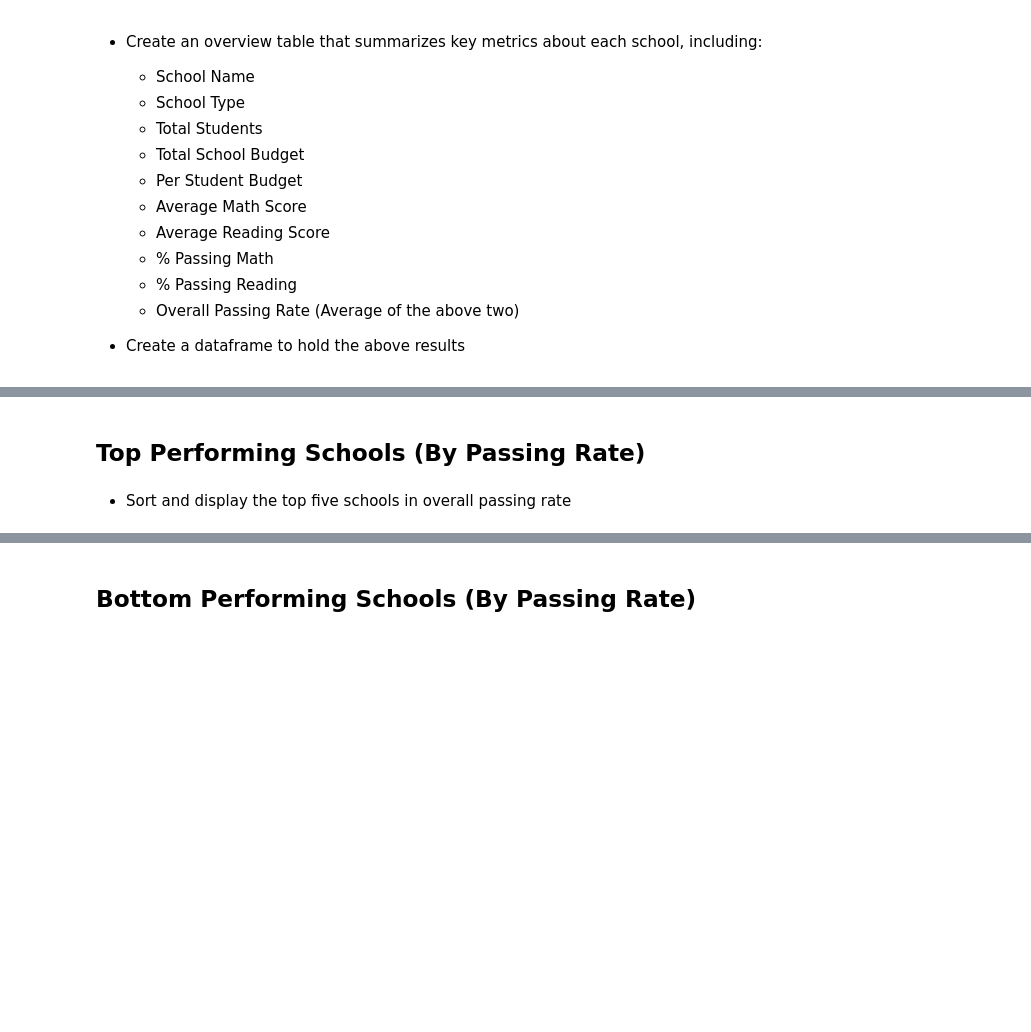
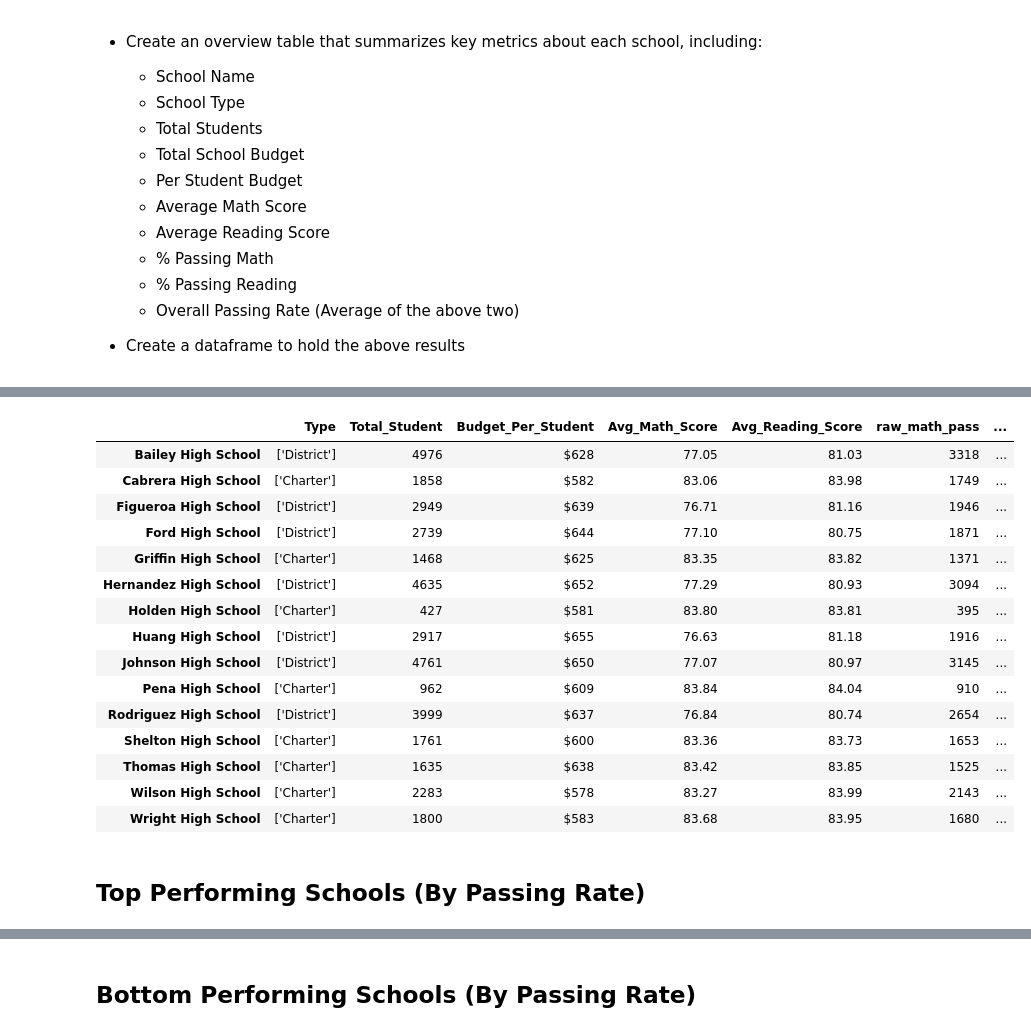
Before and after one commit to misinglink/pandas_challenge, a Jupyter notebook: PyCitySkool.ipynb, the cells around one changed output, grey strips where cells are left out. Saved outputs shown, nothing was run; the diff lists cells and outputs as text; code cells hidden in the pictures; blank space fills up the shorter version.

```diff
--- a/PyCitySkool.ipynb
+++ b/PyCitySkool.ipynb
@@ -158,8 +122,0 @@ students
-# %%
-##skool type list
-typ3 = []
-for skol in skoolname:
-    typ3.append(str(data[data["school_name"].str.startswith(skol)].type.unique()))
-
-##there has to be a better way
-#this gives list of strings of lists
@@ -182,5 +123,8 @@ for skol in skoolname:
 # %%
-
+typ3 = []##there has to be a better way
+#this gives list of strings of lists
+##maybe use loc or iloc
+students = []
 budgets = []
 per_stu_bud = []
 
@@ -196,7 +140,9 @@ read_pass = []
 overall_score = []
 
 for skol in skoolname:
-    budgets.append(data[data["school_name"].str.startswith(skol)].budget.sum())
+    typ3.append(str(data[data["school_name"].str.startswith(skol)].type.unique()))
+    students.append(len(data[data["school_name"].str.contains(skol)]))
+    budgets.append(int(data[data["school_name"].str.startswith(skol)].budget.unique()))
     math_means.append(data[data["school_name"].str.contains(skol)].math_score.mean())
     read_means.append(data[data["school_name"].str.startswith(skol)].reading_score.mean())
     raw_math_pass.append(pd.Series(data[data["school_name"].str.startswith(skol)].math_score >= 70).sum())
@@ -205,7 +151,7 @@ for skol in skoolname:
 
 ##per student budget
 for i in range(0, len(budgets)):
-    per_stu_bud.append(budgets[i]/students[i])
+    per_stu_bud.append((budgets[i]/students[i]))
 
 ##%%math pass
 for i in range(0, len(raw_math_pass)):
@@ -256,4 +166,49 @@ school_df
+# %%
+def format_frame(frame):
+    return frame.drop(['raw_math_pass', 'raw_read_pass'], axis = 1)\
+                .style.format({
+                   "Budget_Per_Student": "${:,.0f}",
+                   "Avg_Math_Score": "{:,.2f}",
+                   "Avg_Reading_Score": "{:,.2f}",
+                   "Percent_Passing_Math": "{:,.2f}%",
+                   "Percent_Passing_Reading":"{:,.2f}%",
+                   "Overall_Score":"{:,.2f}"})\
+                    .set_properties(**{'text-align': 'center'})
+
+#Put it all in a data frame.drop(['raw_math_pass', 'raw_read_pass'], axis = 1)
+school_df = pd.DataFrame({
+    'Type': typ3,
+    'Total_Student' : students,
+    "Budget_Per_Student" : per_stu_bud,
+    'Avg_Math_Score' : math_means,
+    'Avg_Reading_Score' : read_means,
+    'raw_math_pass' : raw_math_pass,
+    'Percent_Passing_Math' : math_pass,
+    'raw_read_pass' : raw_read_pass,
+    'Percent_Passing_Reading': read_pass,
+    'Overall_Score' : overall_score},
+    index = skoolname)
+school_df2 = school_df
+
+format_df = fram_format(school_df2)
+
+format_df
+# %% [output]
+|  | Type | Total_Student | Budget_Per_Student | Avg_Math_Score | Avg_Reading_Score | raw_math_pass | ... |
+| Bailey High School | ['District'] | 4976 | $628 | 77.05 | 81.03 | 3318 | ... |
+| Cabrera High School | ['Charter'] | 1858 | $582 | 83.06 | 83.98 | 1749 | ... |
+| Figueroa High School | ['District'] | 2949 | $639 | 76.71 | 81.16 | 1946 | ... |
+| Ford High School | ['District'] | 2739 | $644 | 77.10 | 80.75 | 1871 | ... |
+| Griffin High School | ['Charter'] | 1468 | $625 | 83.35 | 83.82 | 1371 | ... |
+| Hernandez High School | ['District'] | 4635 | $652 | 77.29 | 80.93 | 3094 | ... |
+| Holden High School | ['Charter'] | 427 | $581 | 83.80 | 83.81 | 395 | ... |
+| Huang High School | ['District'] | 2917 | $655 | 76.63 | 81.18 | 1916 | ... |
+| Johnson High School | ['District'] | 4761 | $650 | 77.07 | 80.97 | 3145 | ... |
+| Pena High School | ['Charter'] | 962 | $609 | 83.84 | 84.04 | 910 | ... |
+| Rodriguez High School | ['District'] | 3999 | $637 | 76.84 | 80.74 | 2654 | ... |
+| Shelton High School | ['Charter'] | 1761 | $600 | 83.36 | 83.73 | 1653 | ... |
+| Thomas High School | ['Charter'] | 1635 | $638 | 83.42 | 83.85 | 1525 | ... |
+| Wilson High School | ['Charter'] | 2283 | $578 | 83.27 | 83.99 | 2143 | ... |
+| Wright High School | ['Charter'] | 1800 | $583 | 83.68 | 83.95 | 1680 | ... |
 # %% [markdown]
 ## Top Performing Schools (By Passing Rate)
-# %% [markdown]
-* Sort and display the top five schools in overall passing rate
```
Also changed, not shown: parts of 25 cells of this notebook.
